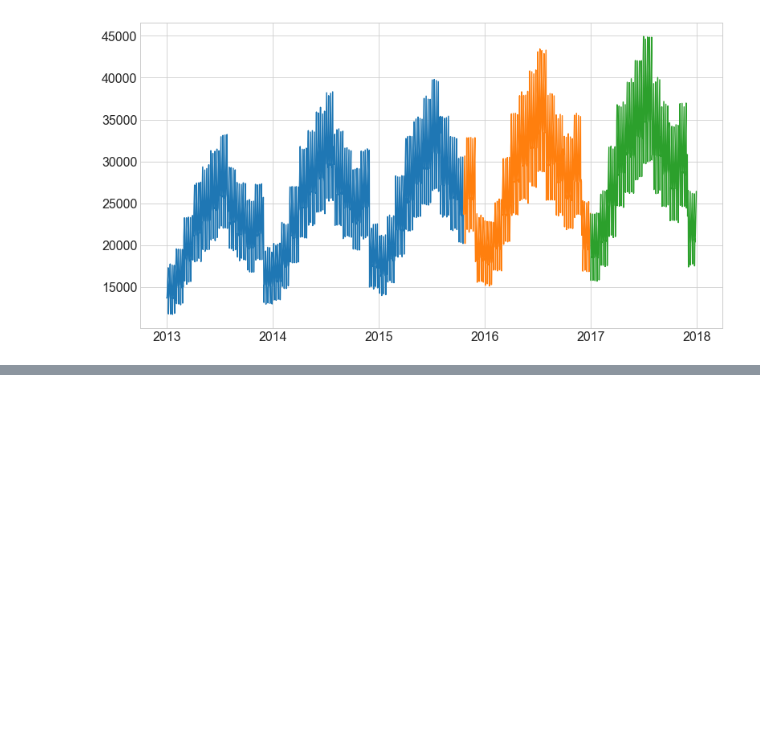
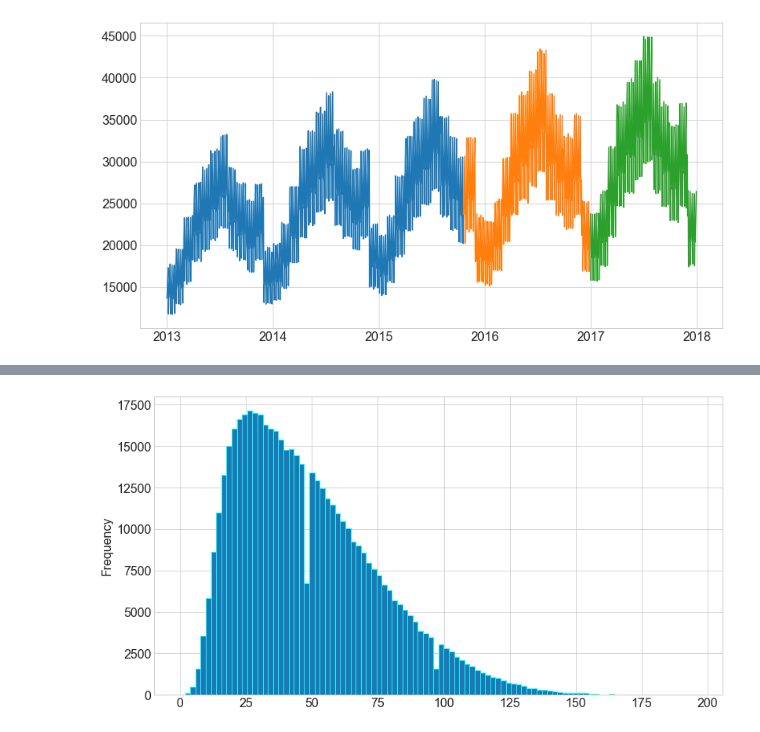
Before and after one commit to masonsherbondy/time-series-exercises, a Jupyter notebook: time_series_exploration_onward.ipynb, the cells around one changed output, grey strips where cells are left out. Saved outputs shown, nothing was run; the diff lists cells and outputs as text; code cells hidden in the pictures; blank space fills up the shorter version.

```diff
--- a/time_series_exploration_onward.ipynb
+++ b/time_series_exploration_onward.ipynb
@@ -254,0 +269,5 @@ plt.show();
+# %%
+#plot distribution of target variable
+y.plot.hist(bins = 100, ec = 'cyan');
+# %% [output]
+[figure, added]
```
Also changed, not shown: parts of 8 cells of this notebook.
